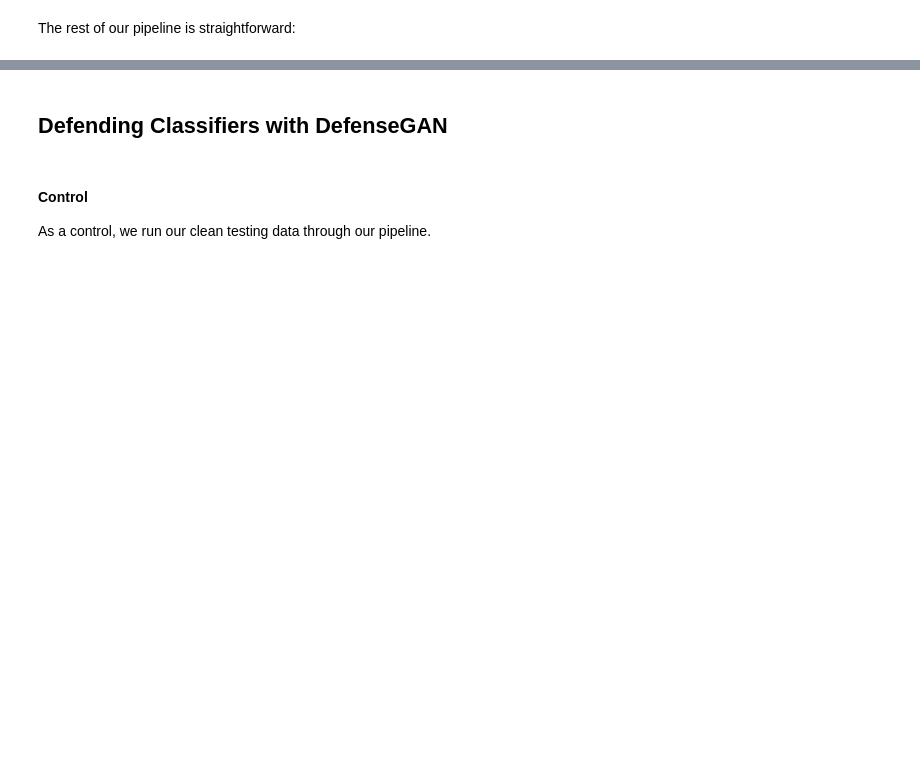
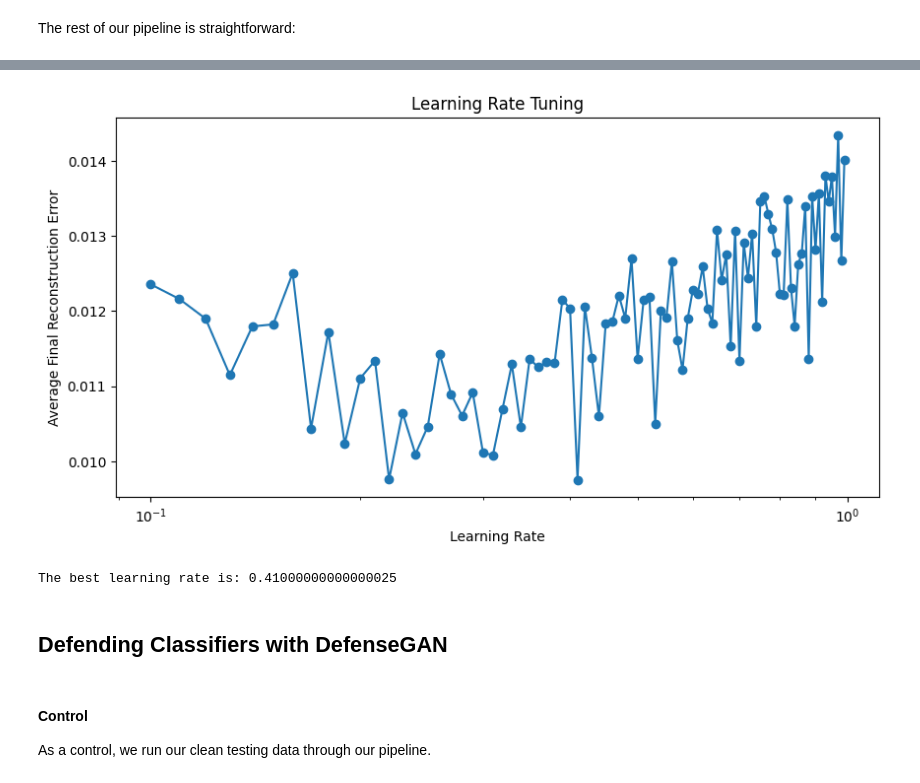
Before and after one commit to LukeIngram/CS-486-Final-Project, a Jupyter notebook: DefenseGAN_eval.ipynb, the cells around one changed output, grey strips where cells are left out. Cells and saved outputs as stored; diff of their text form; code cells hidden in the pictures; blank space fills up the shorter version.

```diff
--- a/DefenseGAN_eval.ipynb
+++ b/DefenseGAN_eval.ipynb
@@ -227,2 +279,69 @@ Clipping input data to the valid range for imshow with RGB data ([0..1] for floa
 # %% [markdown]
 The rest of our pipeline is straightforward:
+# %%
+def find_best_learning_rate(generator, image, num_iterations, random_restarts, start_lr, end_lr, lr_step, verbose=False):
+    """
+    Finds the best learning rate by starting at a specific learning rate and incrementally increasing it.
+
+    Args:
+        generator (nn.Module): The generator model.
+        image (torch.Tensor): The input image tensor.
+        num_iterations (int): The number of iterations for optimization.
+        random_restarts (int): The number of random restarts.
+        start_lr (float): The starting learning rate.
+        end_lr (float): The ending learning rate.
+        lr_step (float): The increment step for the learning rate.
+        verbose (bool): If set to True, prints out the reconstruction error for each learning rate.
+
+    Returns:
+        A tuple containing the best learning rate and a dictionary with learning rates and corresponding errors.
+    """
+    current_lr = start_lr
+    reconstruction_errors = {}
+    best_lr = start_lr
+    best_error = float('inf')
+
+    while current_lr <= end_lr:
+        _, plot_data = project_onto_generator(generator, image, num_iterations, random_restarts, lr=current_lr, verbose=True)
+        # Average the final reconstruction error over all random restarts.
+        final_errors = [errors[-1] for errors in plot_data]
+        avg_final_error = sum(final_errors) / len(final_errors)
+        reconstruction_errors[current_lr] = avg_final_error
+
+        if avg_final_error < best_error:
+            best_error = avg_final_error
+            best_lr = current_lr
+
+        if verbose:
+            print(f"Learning Rate: {current_lr:.6f}, Average Final Reconstruction Error: {avg_final_error:.6f}")
+
+        current_lr += lr_step
+
+    return best_lr, reconstruction_errors
+
+# Define the starting and ending learning rates, and the step size.
+start_lr = 0.1
+end_lr = 1
+lr_step = 0.01
+
+# Get one image from CIFAR-10.
+image, _ = next(iter(cifar10_loader))
+image = image.to(DEVICE)
+
+# Find the best learning rate.
+best_lr, reconstruction_errors = find_best_learning_rate(
+    generator, image, num_iterations=L, random_restarts=10,
+    start_lr=start_lr, end_lr=end_lr, lr_step=lr_step, verbose=True
+)
+
+# Plot the average final reconstruction error for each learning rate.
+plt.figure(figsize=(10, 5))
+plt.plot(list(reconstruction_errors.keys()), list(reconstruction_errors.values()), marker='o')
+plt.xlabel('Learning Rate')
+plt.ylabel('Average Final Reconstruction Error')
+plt.title('Learning Rate Tuning')
+plt.xscale('log')
+plt.show()
+
+print(f"The best learning rate is: {best_lr}")
+# %% [output]
@@ -229,3 +365,5 @@ The rest of our pipeline is straightforward:
+[figure, added]
+The best learning rate is: 0.41000000000000025
 # %%
 def test_gan(generator: nn.Module, classifier: nn.Module, loader: DataLoader) -> torch.Tensor:
 
```
Also changed, not shown: parts of 21 cells of this notebook, 9 other files.
